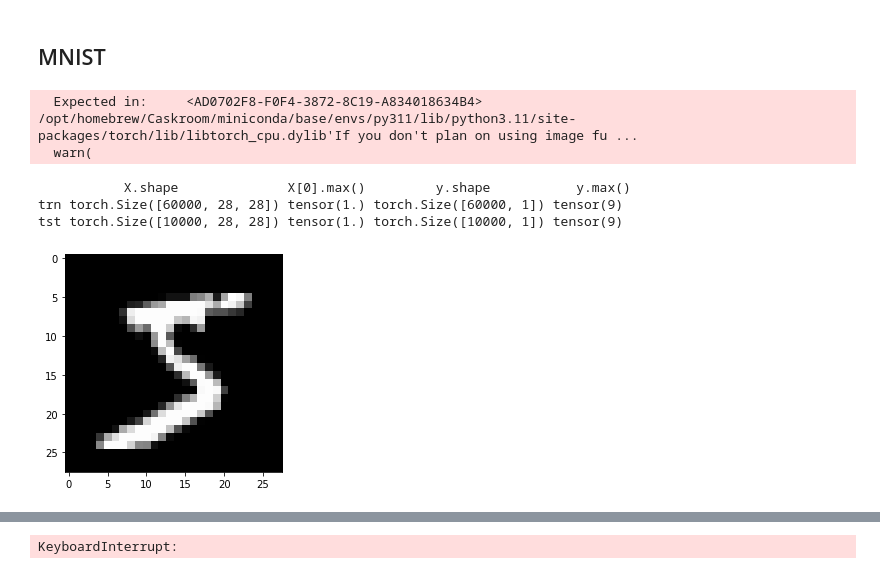
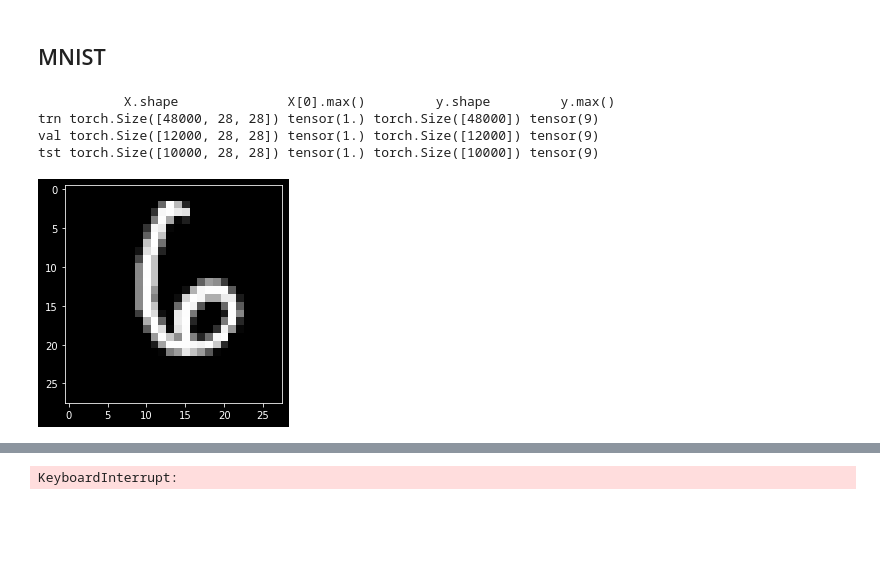
Before and after one commit to ajwkim/DLRL, a Jupyter notebook: pytorch3.ipynb, the cells around one changed output, grey strips where cells are left out. Saved outputs shown, nothing was run; the diff lists cells and outputs as text; code cells hidden in the pictures; blank space fills up the shorter version.

```diff
--- a/pytorch3.ipynb
+++ b/pytorch3.ipynb
@@ -330,12 +333,11 @@ Epoch   73: TrnLoss 6.272e-02, ValLoss 2.271e-01, TrnAcc 0.997, ValAcc 0.956 (0s
 # %%
 from data import plot, getMNIST
 
-Xtrn, ytrn, Xtst, ytst = getMNIST()
+Xtrn, Xval, Xtst, ytrn, yval, ytst = getMNIST()
 plot(Xtrn[0])
 # %% [output]
-  Expected in:     <AD0702F8-F0F4-3872-8C19-A834018634B4> /opt/homebrew/Caskroom/miniconda/base/envs/py311/lib/python3.11/site-packages/torch/lib/libtorch_cpu.dylib'If you don't plan on using image fu ...
-  warn(
+           X.shape              X[0].max()         y.shape         y.max()
+trn torch.Size([48000, 28, 28]) tensor(1.) torch.Size([48000]) tensor(9)
+val torch.Size([12000, 28, 28]) tensor(1.) torch.Size([12000]) tensor(9)
+tst torch.Size([10000, 28, 28]) tensor(1.) torch.Size([10000]) tensor(9)
-           X.shape              X[0].max()         y.shape           y.max()
-trn torch.Size([60000, 28, 28]) tensor(1.) torch.Size([60000, 1]) tensor(9)
-tst torch.Size([10000, 28, 28]) tensor(1.) torch.Size([10000, 1]) tensor(9)
-[figure, old version]
+[figure, new version]
```
Also changed, not shown: parts of 3 cells of this notebook, 3 other files.
